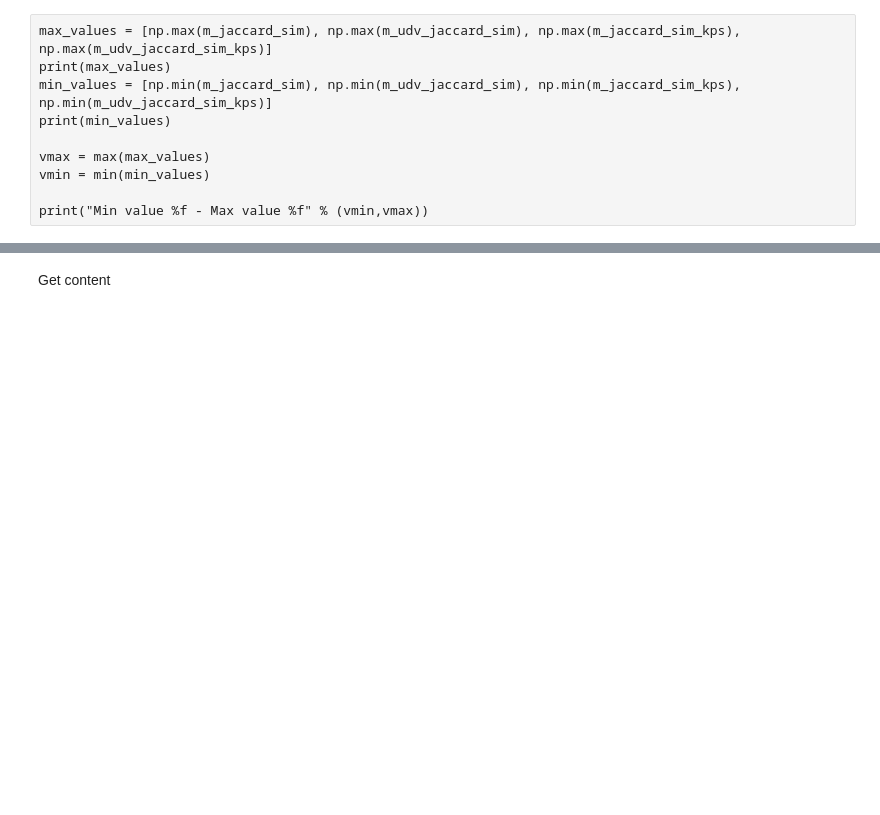
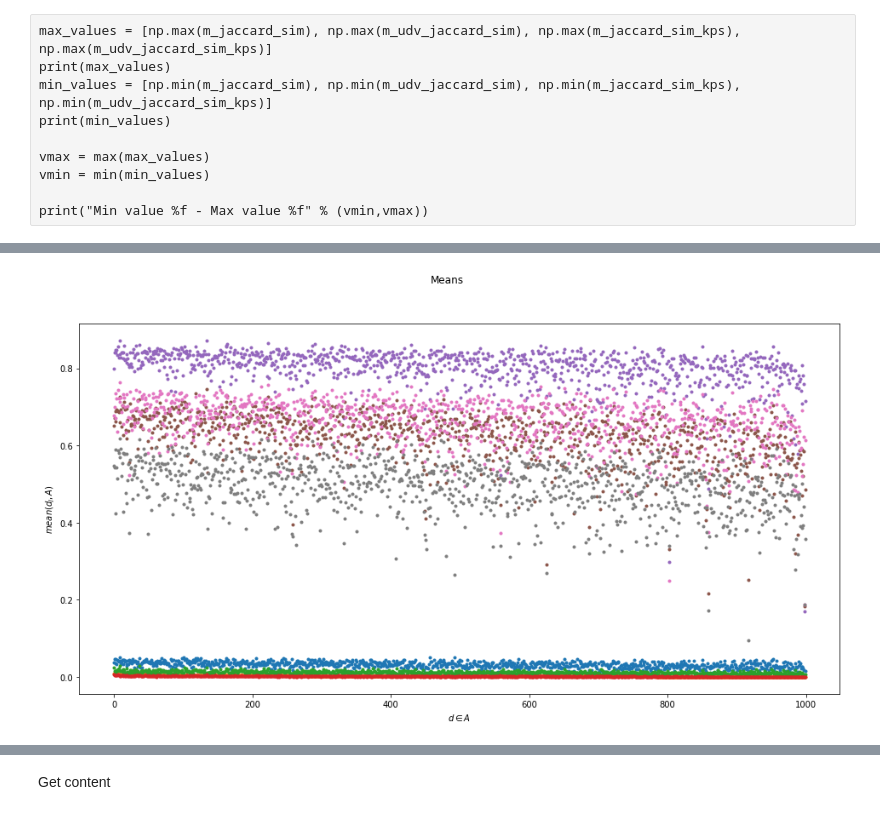
Before and after one commit to sdhdez/article-similarity, a Jupyter notebook: notebooks/measures/03a-load-matrices-bow-bok.ipynb, the cells around one changed output, grey strips where cells are left out. Drawn from its saved outputs; the diff is of its cells as text; code cells hidden in the pictures; blank space fills up the shorter version.

```diff
--- a/notebooks/measures/03a-load-matrices-bow-bok.ipynb
+++ b/notebooks/measures/03a-load-matrices-bow-bok.ipynb
@@ -159,3 +283,22 @@ m_udv_word2vec_sim = m_udv_word2vec_sim[ordered_indices_m,:][:,ordered_indices_n
+# %%
+matrices = [
+    (m_jaccard_sim, "Jaccard similarities"),
+    # (m_udv_jaccard_sim, "Jaccard similarities UDV'"),
+    (m_jaccard_sim_kps, "Jaccard similarities (keyphrases)"),
+    # (m_udv_jaccard_sim_kps, "Jaccard similarities UDV' (keyphrases)"),
+    (m_tf_idf, "TF-IDF"),
+    # (m_udv_tf_idf, "TF-IDF UDV'"),
+    (m_tf_idf_kps, "TF-IDF (Keyphrases)"),
+    # (m_udv_tf_idf_kps, "TF-IDF UDV' (Keyphrases)"),
+    (m_word2vec_sim, "Word2vec similarities"),
+    # (m_udv_word2vec_sim, "Word2vec similarities UDV'"),
+    (m_word2vec_sim_kps, "Word2vec similarities (keyphrases)"),
+    # (m_udv_word2vec_sim_kps, "Word2vec similarities UDV' (keyphrases)"),
+    (m_word2vec_tfidf, "Word2vec similarities TF-IDF"),
+    # (m_udv_word2vec_tfidf_kps, "Word2vec similarities TF-IDF UDV'"),
+    (m_word2vec_tfidf_kps, "Word2vec similarities TF-IDF(keyphrases)")
+    # (m_udv_word2vec_tfidf_kps, "Word2vec similarities TF-IDF UDV' (keyphrases)")
+]
 # %%
 import matplotlib as mpl
 import matplotlib.pyplot as plt
@@ -232,0 +399,19 @@ plt.show()
+# %%
+nrows = 1
+ncols = 1
+
+fig, axes = plt.subplots(nrows=nrows, ncols=ncols, figsize=(16, 8))
+fig.suptitle("Means")
+
+for i, (matrix, title) in enumerate(matrices):
+    data = matrix
+    # plt.colorbar(im_m, ax=axes[pos_x][pos_y])
+    axes.set_xlabel(r'$d \in A$')
+    axes.set_ylabel(r'$mean(d_j, A)$')
+    # data
+    axes.plot(data.mean(1), '.')
+    # axes.plot(data.mean(1) - data.var(1), ',')
+    # axes.plot(data.mean(1) + data.var(1), ',')
+plt.show()
+# %% [output]
+[figure, added]
```
Also changed, not shown: parts of 30 cells of this notebook, 6 other files.
